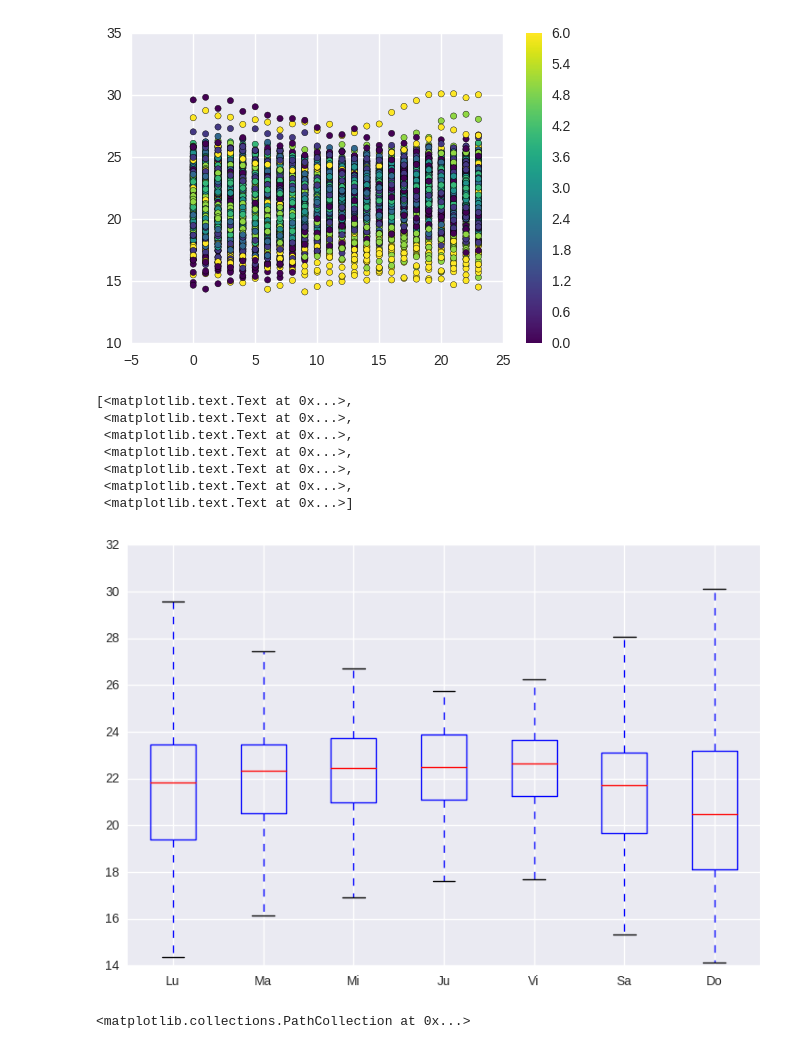
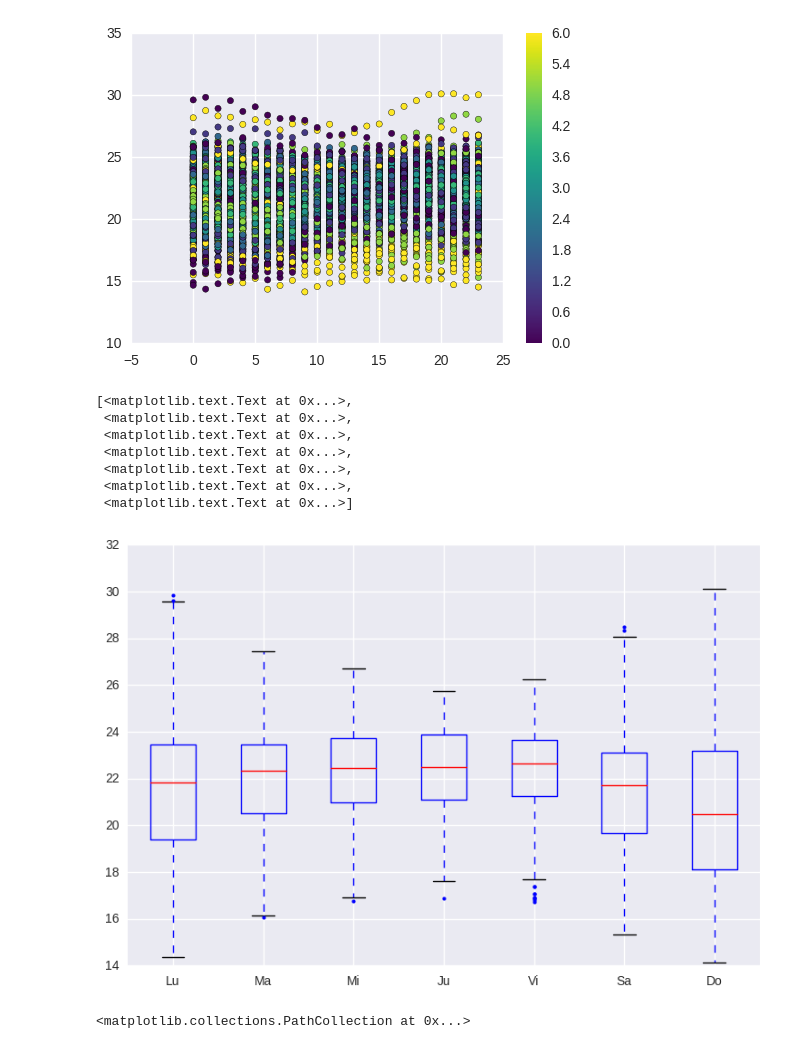
Before and after one commit to mlares/diplodatos_unsupervised, a Jupyter notebook: AnomalyDetection.ipynb, the cells around one changed output. Drawn from its saved outputs; the diff is of its cells as text; code cells hidden in the pictures.

```diff
--- a/AnomalyDetection.ipynb
+++ b/AnomalyDetection.ipynb
@@ -165,14 +165,14 @@ plt.colorbar()
 # %%
 fig = plt.figure(1, figsize=(9, 6))
 ax = fig.add_subplot(111)
-B = ax.boxplot(T_dow)
+B = ax.boxplot(T_dow, sym='k.')
 ax.set_xticklabels(['Lu', 'Ma', 'Mi', 'Ju','Vi','Sa','Do'])
 # %% [output]
 [<matplotlib.text.Text at 0x...>,
  <matplotlib.text.Text at 0x...>,
  <matplotlib.text.Text at 0x...>,
  <matplotlib.text.Text at 0x...>,
  <matplotlib.text.Text at 0x...>,
  <matplotlib.text.Text at 0x...>,
  <matplotlib.text.Text at 0x...>]
-[figure, old version]
+[figure, new version]
```
Also changed, not shown: parts of 5 cells of this notebook, 5 other files.
